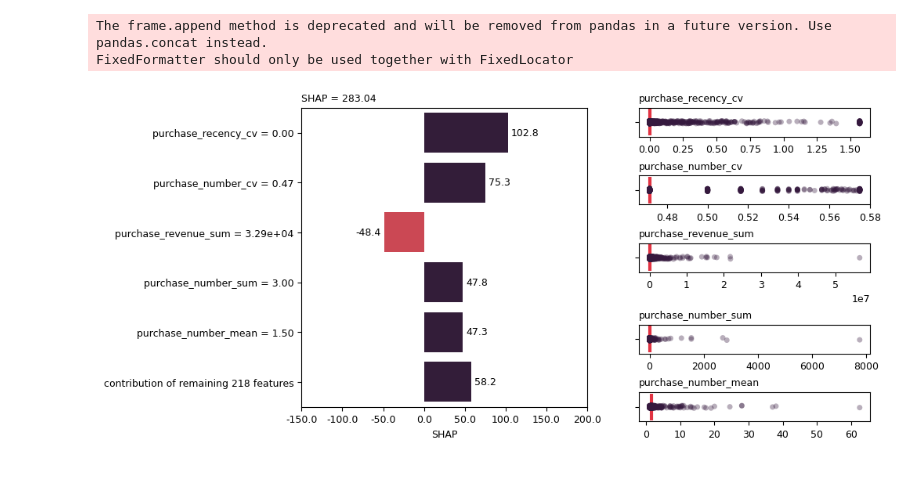
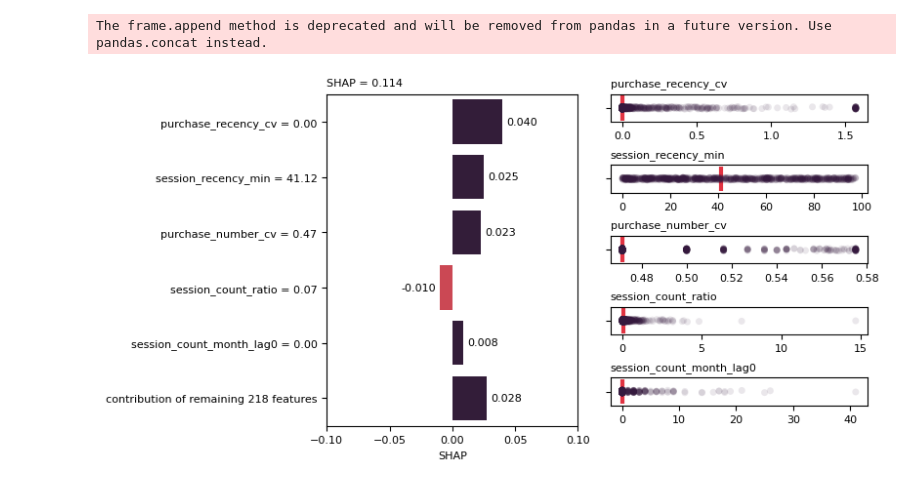
Before and after one commit to fridrichmrtn/churn-modeling, a Jupyter notebook: jupyters/07-model-understanding.ipynb, the cells around one changed output. Drawn from its saved outputs; the diff is of its cells as text; code cells hidden in the pictures.

Commit message:
Add shap & friends

```diff
--- a/jupyters/07-model-understanding.ipynb
+++ b/jupyters/07-model-understanding.ipynb
@@ -2,6 +2,7 @@
 import mlflow
 import numpy as np
 import pandas as pd
+import pickle
 import shap
 import matplotlib.pyplot as plt
 import seaborn as sns
@@ -15,11 +16,14 @@ train_data = data.loc[data.time_step>0,in_cols]
 test_data = data.loc[data.time_step==0,in_cols]
 
 # model
-gbm_reg = mlflow.sklearn.load_model("../data/retailrocket/pipelines/gbm_reg_0/")
-
-# explainer
-explainer = shap.Explainer(gbm_reg.predict, train_data, algorithm="permutation")
-shap_values = explainer(test_data)
+# model = mlflow.sklearn.load_model("../data/retailrocket/pipelines/lr_class")
+# explainer = shap.Explainer(model.predict, train_data, algorithm="permutation")
+# shap_values = explainer(test_data)
+# with open("lr_class_shap", "wb") as f:
+#     pickle.dump(shap_values, f)
+# %%
+with open("../data/retailrocket/pipelines/lr_class_shap", "rb") as f:
+    shap_values=pickle.load(f)
 # %%
 def plot_feature_importance(shap_values, max_features=10, figsize=(5,4)):
     # data
@@ -131,7 +270,7 @@ sns.scatterplot(x=shap_transformed[:,0],y=shap_transformed[:,1],
 # %%
 %matplotlib inline
 
-def plot_individual(shap_values, row, max_features=5, shap_xlim=(-200,250)):
+def plot_observation(shap_values, row, max_features=5, shap_xlim=(-.1,.1)):
 
     # data
     shap_row = pd.DataFrame(shap_values.values[row,:].reshape(1,-1),
@@ -152,48 +291,46 @@ def plot_individual(shap_values, row, max_features=5, shap_xlim=(-200,250)):
     feature_values = feature_values.loc[row,feature_names]
     feature_labels = [feature_values.index[i]+" = {:.2f}".format(v)
         if np.abs(v)<10000 else feature_values.index[i]+" = {:.2e}".format(v)
             for i,v in enumerate(feature_values)]+[complement_shap.name]
 
-
-    plt.rcParams.update({"font.size": 9, "axes.titlesize":9})
-    f = plt.figure(constrained_layout=True, figsize=(10, 4.5))
-    subfigs = f.subfigures(1, 2, wspace=0.07, width_ratios=[2, 1])
+    plt.rcParams.update({"font.size": 8, "axes.titlesize":8})
+    f = plt.figure(constrained_layout=True, figsize=(8, 4))
+    subfigs = f.subfigures(1, 2, width_ratios=[1.75, 1])
 
     # left plot
-
+    la = subfigs[0].subplots(1,1)
     cust_pal = {feature_shaps.name[v]:sns.color_palette("rocket")[0]\
         if feature_shaps.shap[v]>0 else sns.color_palette("rocket")[3]\
             for v in feature_shaps.index}
-    la = subfigs[0].subplots(1,1)
     a = sns.barplot(data=feature_shaps, x="shap", y="name",
         palette=cust_pal, ax=la)
-    a.set_title("SHAP = {:.2f}".format(total_shap.values[0]),
+    a.set_title("SHAP = {:.3f}".format(total_shap.values[0]),
         loc="left")
     a.set_ylabel("");
-    a.set_yticklabels(feature_labels)
+    a.set_yticklabels(feature_labels);
     a.set_xlabel("SHAP");
     a.set_xlim(shap_xlim);
-    a.set_xticklabels(a.get_xticks());
     for container in a.containers:
-        a.bar_label(container, fmt="%.1f", padding=3)
+        a.bar_label(container, fmt="%.3f", padding=3)
 
     # right plot
     feature_values = pd.DataFrame(shap_values.data,
         columns=shap_values.feature_names)
-    ra = subfigs[1].subplots(5,1)
-    for i, a in enumerate(ra.flat):
+    ra = subfigs[1].subplots(max_features+1, 1, gridspec_kw={"hspace":.10})
+    for i in range(max_features):
         a = sns.stripplot(data=feature_values, x=feature_names[i],
-            color=sns.color_palette("rocket")[0], alpha=.35, ax=a)
+            color=sns.color_palette("rocket")[0], alpha=.1, ax=ra.flat[i])
         a.vlines(feature_values.loc[row, feature_names[i]], -1, 1,
             color=sns.color_palette("rocket")[3], linestyles="solid", linewidths=3)
         a.set_xlabel("");
         a.set_title(feature_names[i], loc="left");
-        #a.set_xticklabels(np.round(a.get_xticks(),1), fontsize=9);
+    # hack with additional subplot
+    ra[-1].set_frame_on(False)
+    ra[-1].get_xaxis().set_ticks([])
+    ra[-1].get_yaxis().set_ticks([])
     plt.rcParams.update(plt.rcParamsDefault)
 
-
-plot_individual(shap_values,5,5,(-150,200))
+plot_observation(shap_values,203,5)
 # %% [output]
 The frame.append method is deprecated and will be removed from pandas in a future version. Use pandas.concat instead.
-FixedFormatter should only be used together with FixedLocator
-[figure, old version]
+[figure, new version]
```
Also changed, not shown: parts of 16 cells of this notebook, 3 other files.
